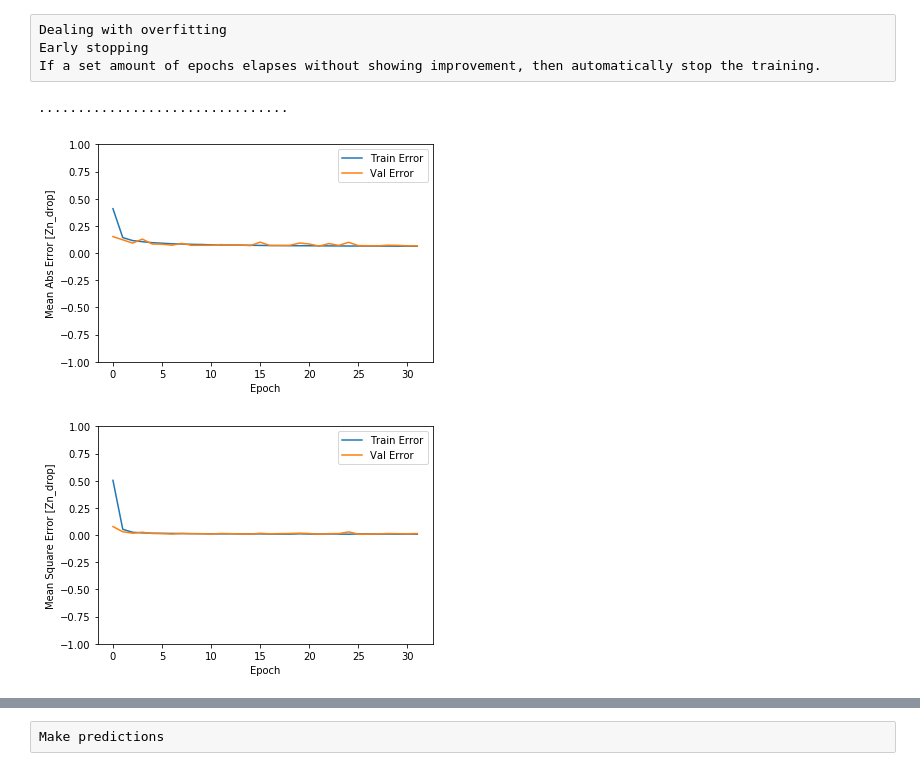
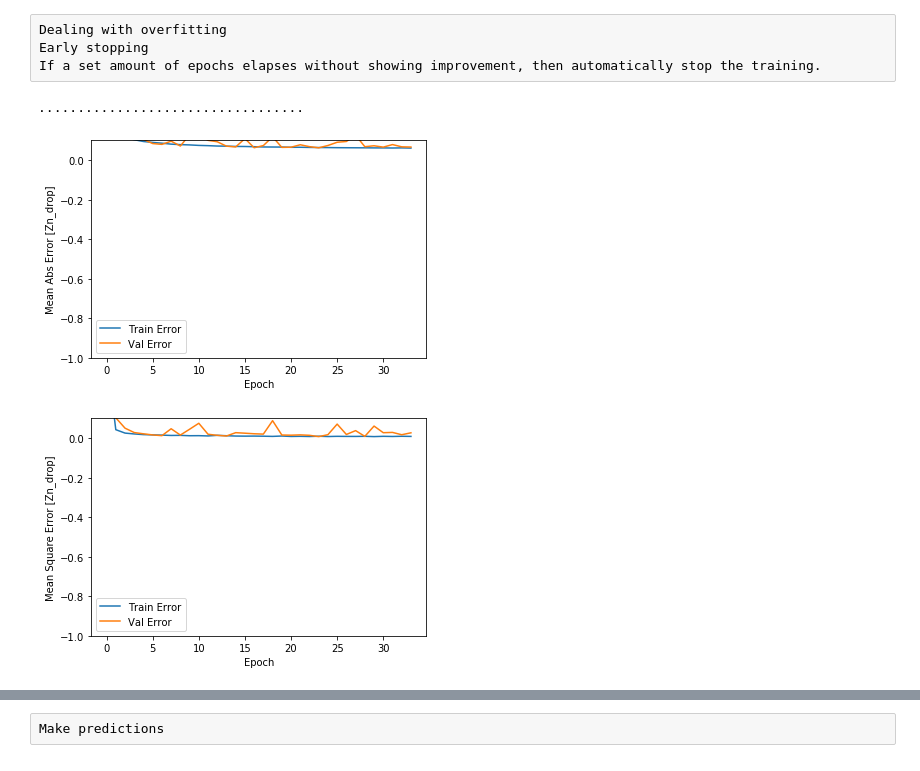
Before and after one commit to Enzo-B03/jupyternotebook_files, a Jupyter notebook: ZnNi_Project_TensorFlow on Regression -Predicting Ni.ipynb, the cells around one changed output, grey strips where cells are left out. Cells and saved outputs as stored; diff of their text form; code cells hidden in the pictures.

```diff
--- a/ZnNi_Project_TensorFlow on Regression -Predicting Ni.ipynb
+++ b/ZnNi_Project_TensorFlow on Regression -Predicting Ni.ipynb
@@ -28,6 +28,6 @@ columns_include = ['104_Al', '104_Ca', '104_Co', '104_Cr', '104_Cu', '104_Fe', '
        '104_Si', '104_Zn', '104_pH60', 'DeZn_Feed_Flow', 'DeZn_Feed_T',
        'H2S_tk01', 'H2S_tk02', '106_Ni', 'tk05_Al', 'tk05_Ca',
        'tk05_Co', 'tk05_Cr', 'tk05_Cu', 'tk05_Fe', 'tk05_Mg', 'tk05_Mn',
-       'tk05_Ni', 'tk05_Pb', 'tk05_Si', 'tk05_Zn', 'DeZn_TK05_T']
+       'tk05_Ni', 'tk05_Pb', 'tk05_Si', 'tk05_Zn', 'DeZn_TK05_T', 'tk03_Zn']
 print(len(columns_include))
 # %% [output]
@@ -193,7 +171,7 @@ def plot_history(history):
     plt.plot(hist['epoch'], hist['val_mean_absolute_error'],
             label= 'Val Error')
     plt.legend()
-    plt.ylim([-1, 1])
+    plt.ylim([-1, .1])
 
     plt.figure()
     plt.xlabel('Epoch')
@@ -203,6 +181,6 @@ def plot_history(history):
     plt.plot(hist['epoch'], hist['val_mean_squared_error'],
             label= 'Val Error')
     plt.legend()
-    plt.ylim([-1, 1])
+    plt.ylim([-1, .1])
 # %%
 import matplotlib.pyplot as plt
@@ -214,18 +189,18 @@ Dealing with overfitting
 Early stopping
 If a set amount of epochs elapses without showing improvement, then automatically stop the training.
 # %%
-model = build_model()
+model_Ni = build_model()
 # %%
 # The patience parameter is the amount of epochs to check for improvement
 EPOCHS = 1000
 early_stop = keras.callbacks.EarlyStopping(monitor='val_loss', patience=10)
 
-history = model.fit(normed_train_data, train_labels, epochs=EPOCHS,
+history = model_Ni.fit(normed_train_data, train_labels, epochs=EPOCHS,
                    validation_split = 0.2, verbose=0, callbacks=[early_stop, PrintDot()])
 
 plot_history(history)
 # %% [output]
-................................
+..................................
-[figure, old version]
+[figure, new version]
-[figure, old version]
+[figure, new version]
 # %%
```
Also changed, not shown: parts of 20 cells of this notebook, 5 other files.
